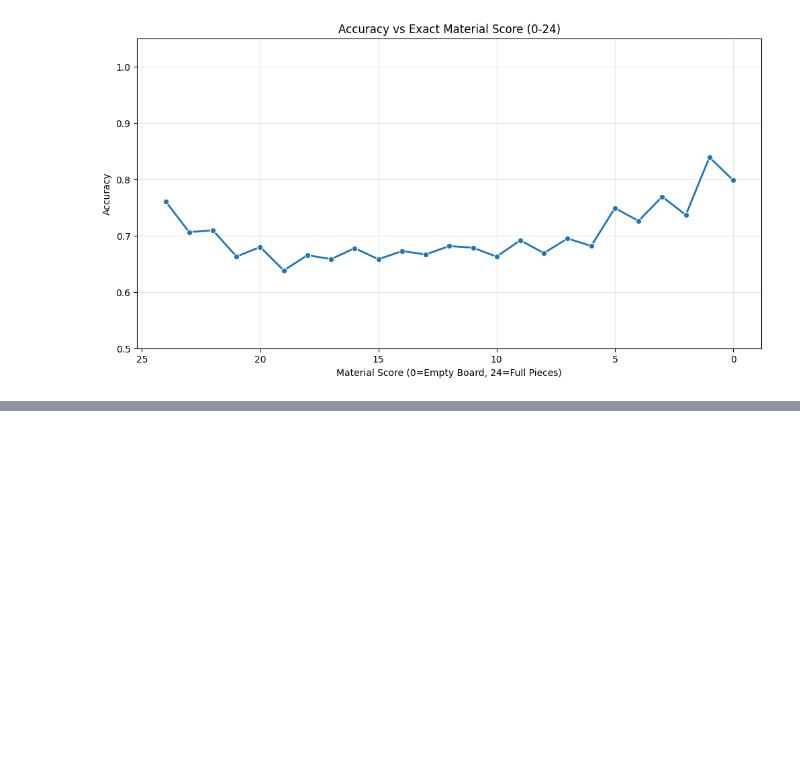
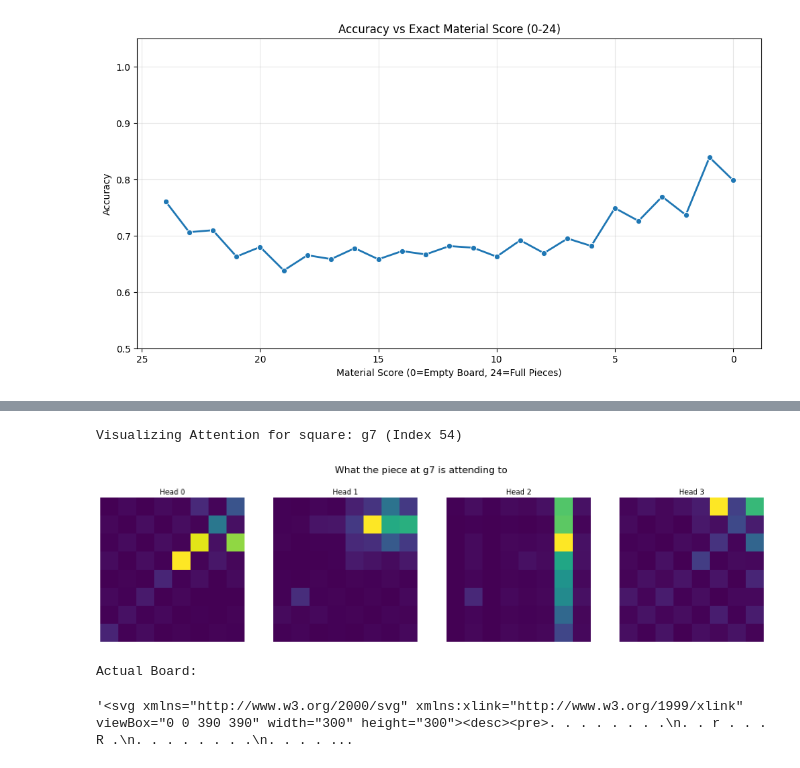
Before and after one commit to wang-yuancheng/chess, a Jupyter notebook: 05_model_evaluation_transformer.ipynb, the cells around one changed output, grey strips where cells are left out. Drawn from its saved outputs; the diff is of its cells as text; code cells hidden in the pictures; blank space fills up the shorter version.

```diff
--- a/05_model_evaluation_transformer.ipynb
+++ b/05_model_evaluation_transformer.ipynb
@@ -22,7 +22,7 @@ LOGS_DIR = Path("experiments/logs")
 MODEL_DIR = Path("models")
 
 # ==========================================
-MODEL_NAME = "transformer_test_run"
+MODEL_NAME = "transformer_v1"
 MODEL_TYPE = "Transformer"
 MODEL_PATH = MODEL_DIR / f"{MODEL_NAME}.pth"
 FAILURE_INDICES_PATH = RESULTS_DIR / MODEL_NAME /"transformer_test_run_failure_indices.json"
@@ -733,0 +769,10 @@ Breakdown of Errors:
+# %%
+dataset = ChessDataset(root_dir=ROOT_DIR, split="test")
+
+index = chess.parse_square("g7")
+visualize_piece_attention(model, dataset, idx=100000, piece_square_index=index)
+# %% [output]
+Visualizing Attention for square: g7 (Index 54)
+[figure, added]
+Actual Board:
+'<svg xmlns="http://www.w3.org/2000/svg" xmlns:xlink="http://www.w3.org/1999/xlink" viewBox="0 0 390 390" width="300" height="300"><desc><pre>. . . . . . . .\n. . r . . . R .\n. . . . . . . .\n. . . . ...
```
Also changed, not shown: parts of 7 cells of this notebook, 15 other files.
